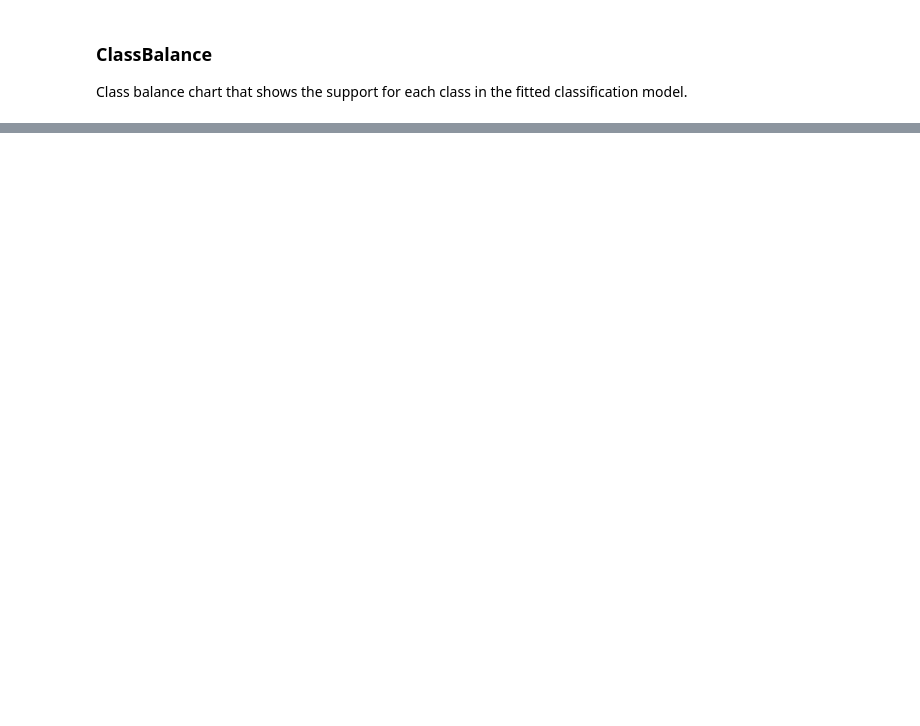
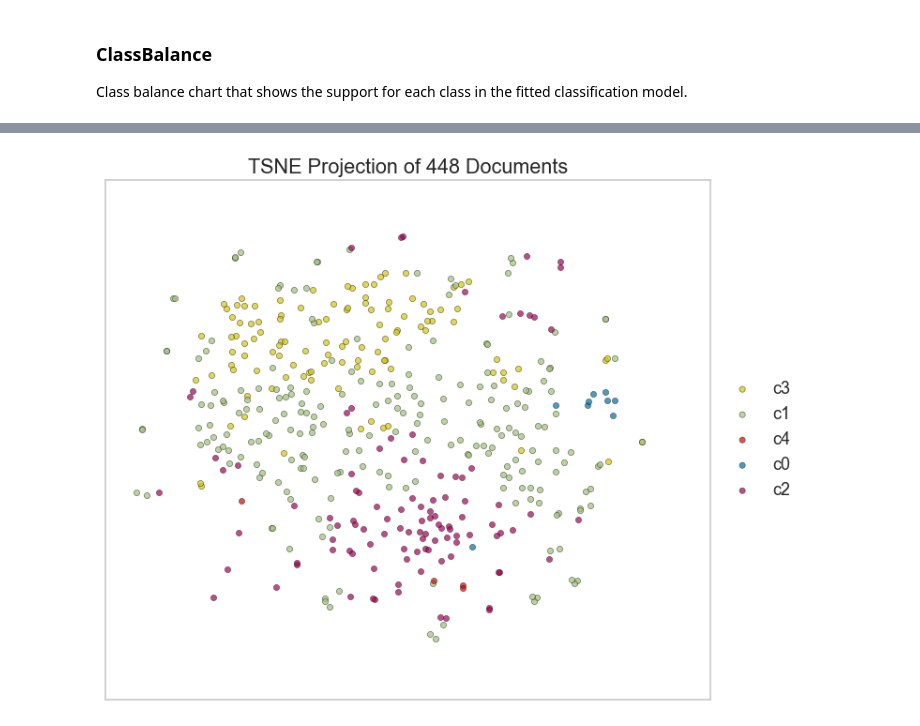
Before and after one commit to DistrictDataLabs/yellowbrick, a Jupyter notebook: examples/examples.ipynb, the cells around one changed output, grey strips where cells are left out. Cells and saved outputs as stored; diff of their text form; code cells hidden in the pictures; blank space fills up the shorter version.

```diff
--- a/examples/examples.ipynb
+++ b/examples/examples.ipynb
@@ -350,0 +467,12 @@ g = visualizer.poof()             # Draw/show/poof the data
+# %%
+# Apply clustering instead of class names.
+from sklearn.cluster import KMeans
+
+clusters = KMeans(n_clusters=5)
+clusters.fit(docs)
+
+tsne = TSNEVisualizer()
+tsne.fit(docs, ["c{}".format(c) for c in clusters.labels_])
+tsne.poof()
+# %% [output]
+[figure, added]
```
Also changed, not shown: parts of 23 cells of this notebook, 1 other file.
